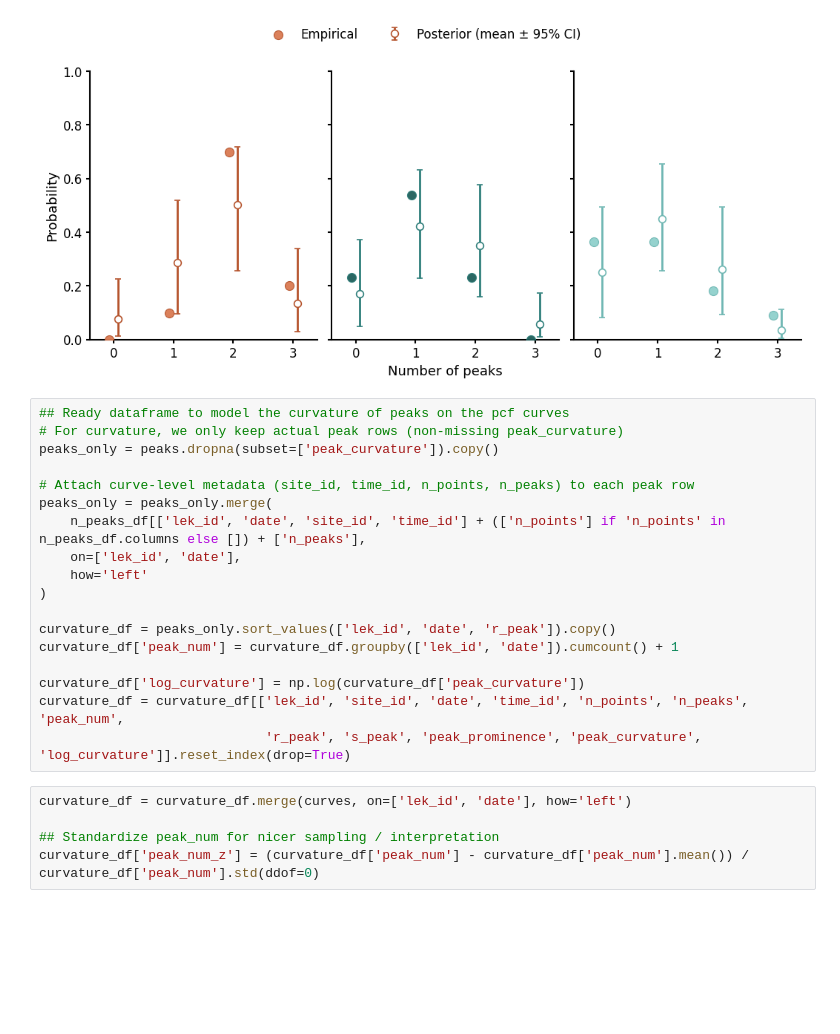
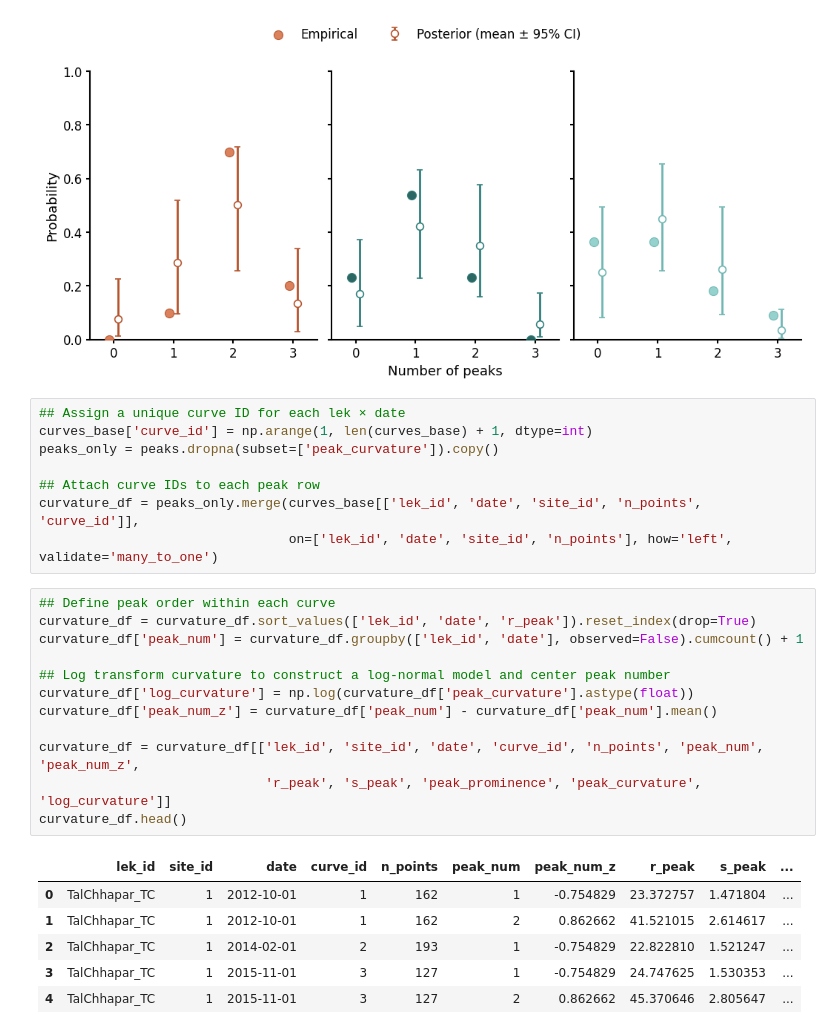
Before and after one commit to ruthviksp/territory_geometry, a Jupyter notebook: model_territory_structure.ipynb, the cells around one changed output. Drawn from its saved outputs; the diff is of its cells as text; blank space fills up the shorter version.

```diff
--- a/model_territory_structure.ipynb
+++ b/model_territory_structure.ipynb
@@ -343,28 +343,32 @@ plt.savefig(out_dir/'npeaks_structure.png', dpi=300, bbox_inches='tight')
 # %% [output]
 [figure]
 # %%
-## Ready dataframe to model the curvature of peaks on the pcf curves
-# For curvature, we only keep actual peak rows (non-missing peak_curvature)
+## Assign a unique curve ID for each lek × date
+curves_base['curve_id'] = np.arange(1, len(curves_base) + 1, dtype=int)
 peaks_only = peaks.dropna(subset=['peak_curvature']).copy()
 
-# Attach curve-level metadata (site_id, time_id, n_points, n_peaks) to each peak row
-peaks_only = peaks_only.merge(
-    n_peaks_df[['lek_id', 'date', 'site_id', 'time_id'] + (['n_points'] if 'n_points' in n_peaks_df.columns else []) + ['n_peaks'],
-    on=['lek_id', 'date'],
-    how='left'
-)
-
-curvature_df = peaks_only.sort_values(['lek_id', 'date', 'r_peak']).copy()
-curvature_df['peak_num'] = curvature_df.groupby(['lek_id', 'date']).cumcount() + 1
-
-curvature_df['log_curvature'] = np.log(curvature_df['peak_curvature'])
-curvature_df = curvature_df[['lek_id', 'site_id', 'date', 'time_id', 'n_points', 'n_peaks', 'peak_num',
-                             'r_peak', 's_peak', 'peak_prominence', 'peak_curvature', 'log_curvature']].reset_index(drop=True)
+## Attach curve IDs to each peak row
+curvature_df = peaks_only.merge(curves_base[['lek_id', 'date', 'site_id', 'n_points', 'curve_id']],
+                                on=['lek_id', 'date', 'site_id', 'n_points'], how='left', validate='many_to_one')
 # %%
-curvature_df = curvature_df.merge(curves, on=['lek_id', 'date'], how='left')
+## Define peak order within each curve
+curvature_df = curvature_df.sort_values(['lek_id', 'date', 'r_peak']).reset_index(drop=True)
+curvature_df['peak_num'] = curvature_df.groupby(['lek_id', 'date'], observed=False).cumcount() + 1
 
-## Standardize peak_num for nicer sampling / interpretation
-curvature_df['peak_num_z'] = (curvature_df['peak_num'] - curvature_df['peak_num'].mean()) / curvature_df['peak_num'].std(ddof=0)
+## Log transform curvature to construct a log-normal model and center peak number
+curvature_df['log_curvature'] = np.log(curvature_df['peak_curvature'].astype(float))
+curvature_df['peak_num_z'] = curvature_df['peak_num'] - curvature_df['peak_num'].mean()
+
+curvature_df = curvature_df[['lek_id', 'site_id', 'date', 'curve_id', 'n_points', 'peak_num', 'peak_num_z',
+                             'r_peak', 's_peak', 'peak_prominence', 'peak_curvature', 'log_curvature']]
+curvature_df.head()
+# %% [output]
+|  | lek_id | site_id | date | curve_id | n_points | peak_num | peak_num_z | r_peak | s_peak | ... |
+| 0 | TalChhapar_TC | 1 | 2012-10-01 | 1 | 162 | 1 | -0.754829 | 23.372757 | 1.471804 | ... |
+| 1 | TalChhapar_TC | 1 | 2012-10-01 | 1 | 162 | 2 | 0.862662 | 41.521015 | 2.614617 | ... |
+| 2 | TalChhapar_TC | 1 | 2014-02-01 | 2 | 193 | 1 | -0.754829 | 22.822810 | 1.521247 | ... |
+| 3 | TalChhapar_TC | 1 | 2015-11-01 | 3 | 127 | 1 | -0.754829 | 24.747625 | 1.530353 | ... |
+| 4 | TalChhapar_TC | 1 | 2015-11-01 | 3 | 127 | 2 | 0.862662 | 45.370646 | 2.805647 | ... |
 # %%
 curvature_mod = """
 data {
```
Also changed, not shown: parts of 3 cells of this notebook, 1 other file.
